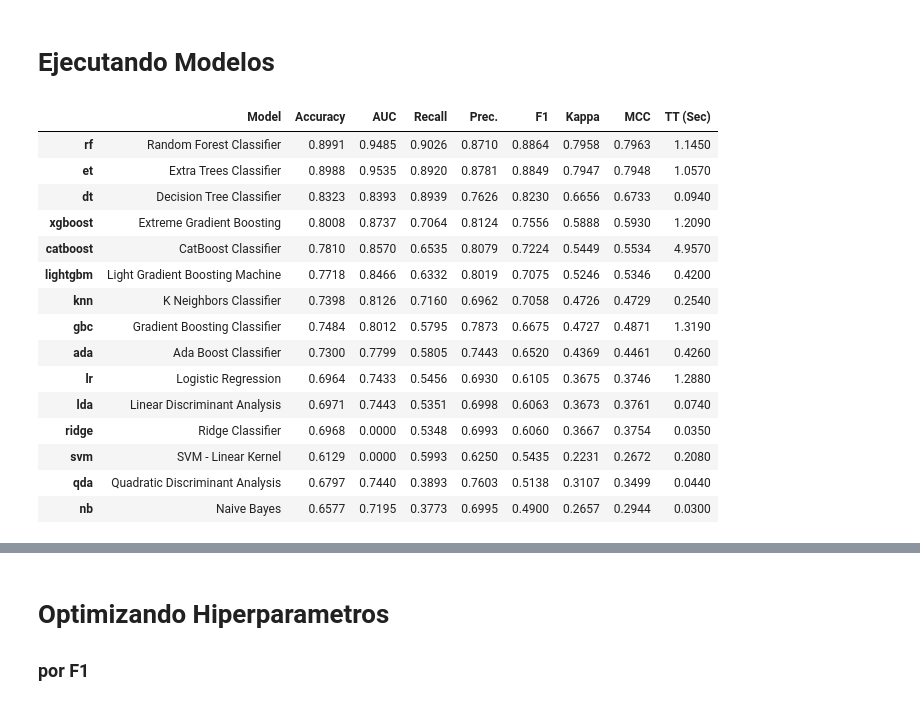
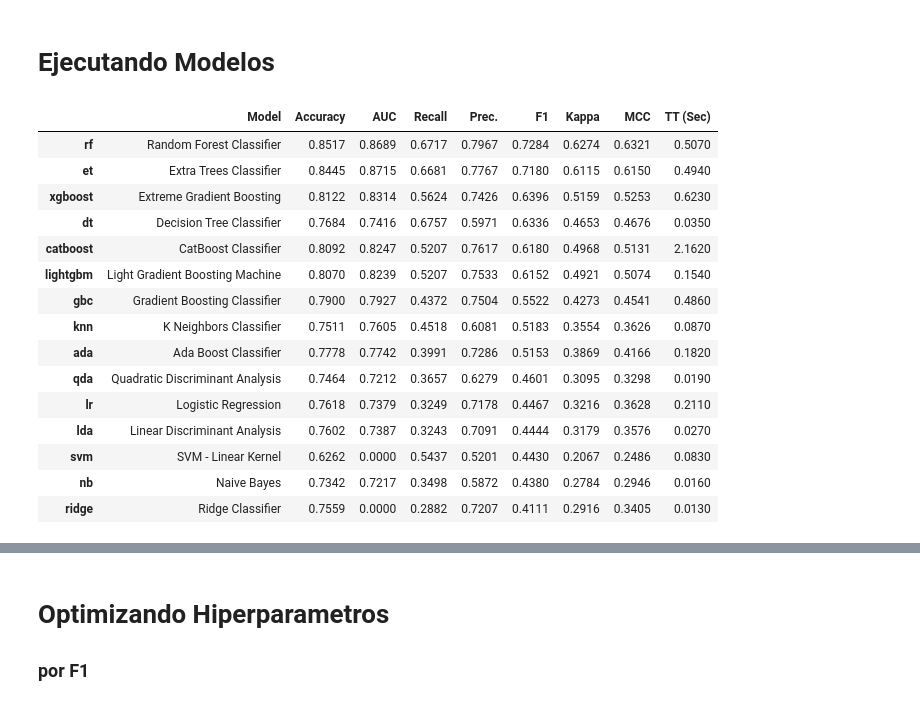
Before and after one commit to leobrandoon/marketing_datascience_binario, a Jupyter notebook: problema_mtk_lego.ipynb, the cells around one changed output, grey strips where cells are left out. Cells and saved outputs as stored; diff of their text form; code cells hidden in the pictures.

```diff
--- a/problema_mtk_lego.ipynb
+++ b/problema_mtk_lego.ipynb
@@ -391,7 +380,7 @@ df_test_oh.head()
 x = df_train_trans.drop(['y'], axis=1)
 y = df_train_trans['y']
 # %%
-random_over = RandomOverSampler(sampling_strategy=0.8,
+random_over = RandomOverSampler(sampling_strategy=0.44,
                                random_state=123)
 
 X_over,y_over = random_over.fit_resample(x,y)
@@ -458,26 +447,27 @@ df_ov_oh = df_over_oh.copy()
 # %%
 from pycaret.classification import *
 clf1 = setup(data = df_ov,
              target = 'y',
-             train_size=0.3,
+             train_size=0.2,
              session_id=123,
+             ignore_low_variance = True
             )
 
 best_model_1 = compare_models(sort = 'F1')
 # %% [output]
 |  | Model | Accuracy | AUC | Recall | Prec. | F1 | Kappa | MCC | TT (Sec) |
-| rf | Random Forest Classifier | 0.8991 | 0.9485 | 0.9026 | 0.8710 | 0.8864 | 0.7958 | 0.7963 | 1.1450 |
-| et | Extra Trees Classifier | 0.8988 | 0.9535 | 0.8920 | 0.8781 | 0.8849 | 0.7947 | 0.7948 | 1.0570 |
-| dt | Decision Tree Classifier | 0.8323 | 0.8393 | 0.8939 | 0.7626 | 0.8230 | 0.6656 | 0.6733 | 0.0940 |
-| xgboost | Extreme Gradient Boosting | 0.8008 | 0.8737 | 0.7064 | 0.8124 | 0.7556 | 0.5888 | 0.5930 | 1.2090 |
-| catboost | CatBoost Classifier | 0.7810 | 0.8570 | 0.6535 | 0.8079 | 0.7224 | 0.5449 | 0.5534 | 4.9570 |
-| lightgbm | Light Gradient Boosting Machine | 0.7718 | 0.8466 | 0.6332 | 0.8019 | 0.7075 | 0.5246 | 0.5346 | 0.4200 |
-| knn | K Neighbors Classifier | 0.7398 | 0.8126 | 0.7160 | 0.6962 | 0.7058 | 0.4726 | 0.4729 | 0.2540 |
-| gbc | Gradient Boosting Classifier | 0.7484 | 0.8012 | 0.5795 | 0.7873 | 0.6675 | 0.4727 | 0.4871 | 1.3190 |
-| ada | Ada Boost Classifier | 0.7300 | 0.7799 | 0.5805 | 0.7443 | 0.6520 | 0.4369 | 0.4461 | 0.4260 |
-| lr | Logistic Regression | 0.6964 | 0.7433 | 0.5456 | 0.6930 | 0.6105 | 0.3675 | 0.3746 | 1.2880 |
-| lda | Linear Discriminant Analysis | 0.6971 | 0.7443 | 0.5351 | 0.6998 | 0.6063 | 0.3673 | 0.3761 | 0.0740 |
-| ridge | Ridge Classifier | 0.6968 | 0.0000 | 0.5348 | 0.6993 | 0.6060 | 0.3667 | 0.3754 | 0.0350 |
-| svm | SVM - Linear Kernel | 0.6129 | 0.0000 | 0.5993 | 0.6250 | 0.5435 | 0.2231 | 0.2672 | 0.2080 |
-| qda | Quadratic Discriminant Analysis | 0.6797 | 0.7440 | 0.3893 | 0.7603 | 0.5138 | 0.3107 | 0.3499 | 0.0440 |
-| nb | Naive Bayes | 0.6577 | 0.7195 | 0.3773 | 0.6995 | 0.4900 | 0.2657 | 0.2944 | 0.0300 |
+| rf | Random Forest Classifier | 0.8517 | 0.8689 | 0.6717 | 0.7967 | 0.7284 | 0.6274 | 0.6321 | 0.5070 |
+| et | Extra Trees Classifier | 0.8445 | 0.8715 | 0.6681 | 0.7767 | 0.7180 | 0.6115 | 0.6150 | 0.4940 |
+| xgboost | Extreme Gradient Boosting | 0.8122 | 0.8314 | 0.5624 | 0.7426 | 0.6396 | 0.5159 | 0.5253 | 0.6230 |
+| dt | Decision Tree Classifier | 0.7684 | 0.7416 | 0.6757 | 0.5971 | 0.6336 | 0.4653 | 0.4676 | 0.0350 |
+| catboost | CatBoost Classifier | 0.8092 | 0.8247 | 0.5207 | 0.7617 | 0.6180 | 0.4968 | 0.5131 | 2.1620 |
+| lightgbm | Light Gradient Boosting Machine | 0.8070 | 0.8239 | 0.5207 | 0.7533 | 0.6152 | 0.4921 | 0.5074 | 0.1540 |
+| gbc | Gradient Boosting Classifier | 0.7900 | 0.7927 | 0.4372 | 0.7504 | 0.5522 | 0.4273 | 0.4541 | 0.4860 |
+| knn | K Neighbors Classifier | 0.7511 | 0.7605 | 0.4518 | 0.6081 | 0.5183 | 0.3554 | 0.3626 | 0.0870 |
+| ada | Ada Boost Classifier | 0.7778 | 0.7742 | 0.3991 | 0.7286 | 0.5153 | 0.3869 | 0.4166 | 0.1820 |
+| qda | Quadratic Discriminant Analysis | 0.7464 | 0.7212 | 0.3657 | 0.6279 | 0.4601 | 0.3095 | 0.3298 | 0.0190 |
+| lr | Logistic Regression | 0.7618 | 0.7379 | 0.3249 | 0.7178 | 0.4467 | 0.3216 | 0.3628 | 0.2110 |
+| lda | Linear Discriminant Analysis | 0.7602 | 0.7387 | 0.3243 | 0.7091 | 0.4444 | 0.3179 | 0.3576 | 0.0270 |
+| svm | SVM - Linear Kernel | 0.6262 | 0.0000 | 0.5437 | 0.5201 | 0.4430 | 0.2067 | 0.2486 | 0.0830 |
+| nb | Naive Bayes | 0.7342 | 0.7217 | 0.3498 | 0.5872 | 0.4380 | 0.2784 | 0.2946 | 0.0160 |
+| ridge | Ridge Classifier | 0.7559 | 0.0000 | 0.2882 | 0.7207 | 0.4111 | 0.2916 | 0.3405 | 0.0130 |
```
Also changed, not shown: parts of 27 cells of this notebook.
